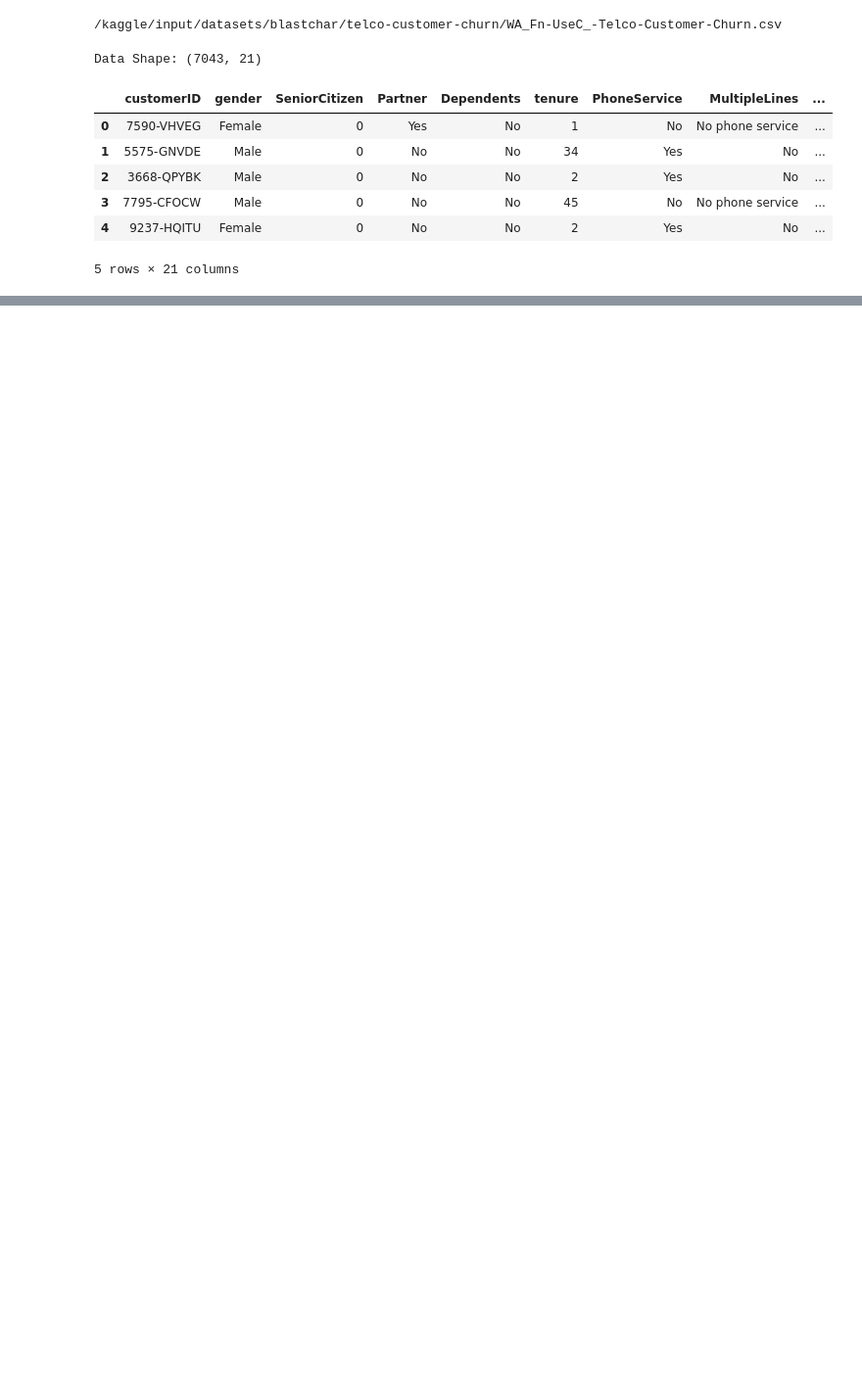
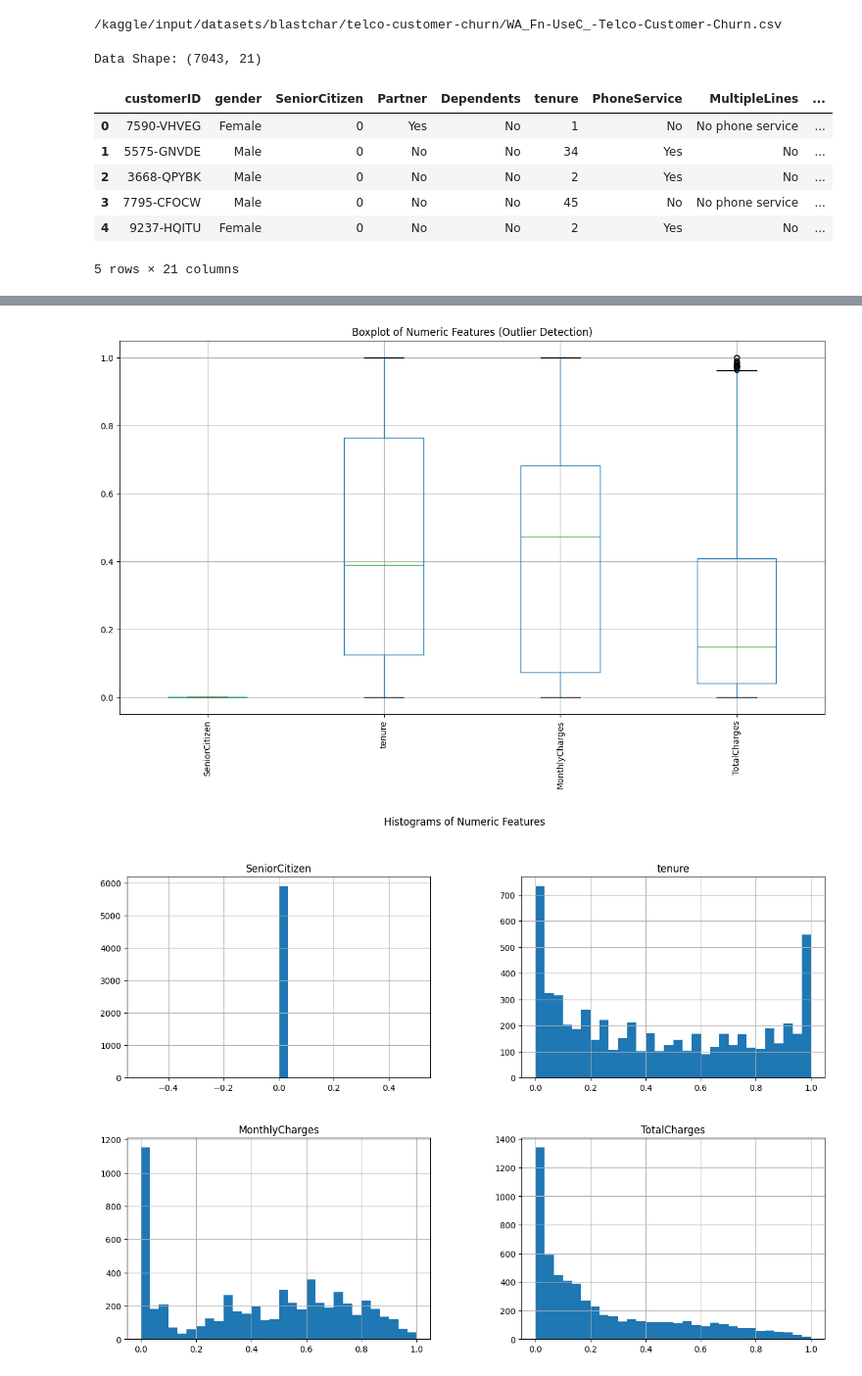
Before and after one commit to alirezaderavi/Telco-Customer-Churn, a Jupyter notebook: telco-customer-churn.ipynb, the cells around one changed output, grey strips where cells are left out. Shown at 98% size. Saved outputs shown, nothing was run; the diff lists cells and outputs as text; code cells hidden in the pictures; blank space fills up the shorter version.

```diff
--- a/telco-customer-churn.ipynb
+++ b/telco-customer-churn.ipynb
@@ -227,0 +266,5 @@ Cleaned data saved to /kaggle/working/cleaned_data_train.csv
+# %%
+visualize_outliers(cleaned_df)
+# %% [output]
+[figure, added]
+[figure, added]
```
Also changed, not shown: parts of 2 cells of this notebook.
